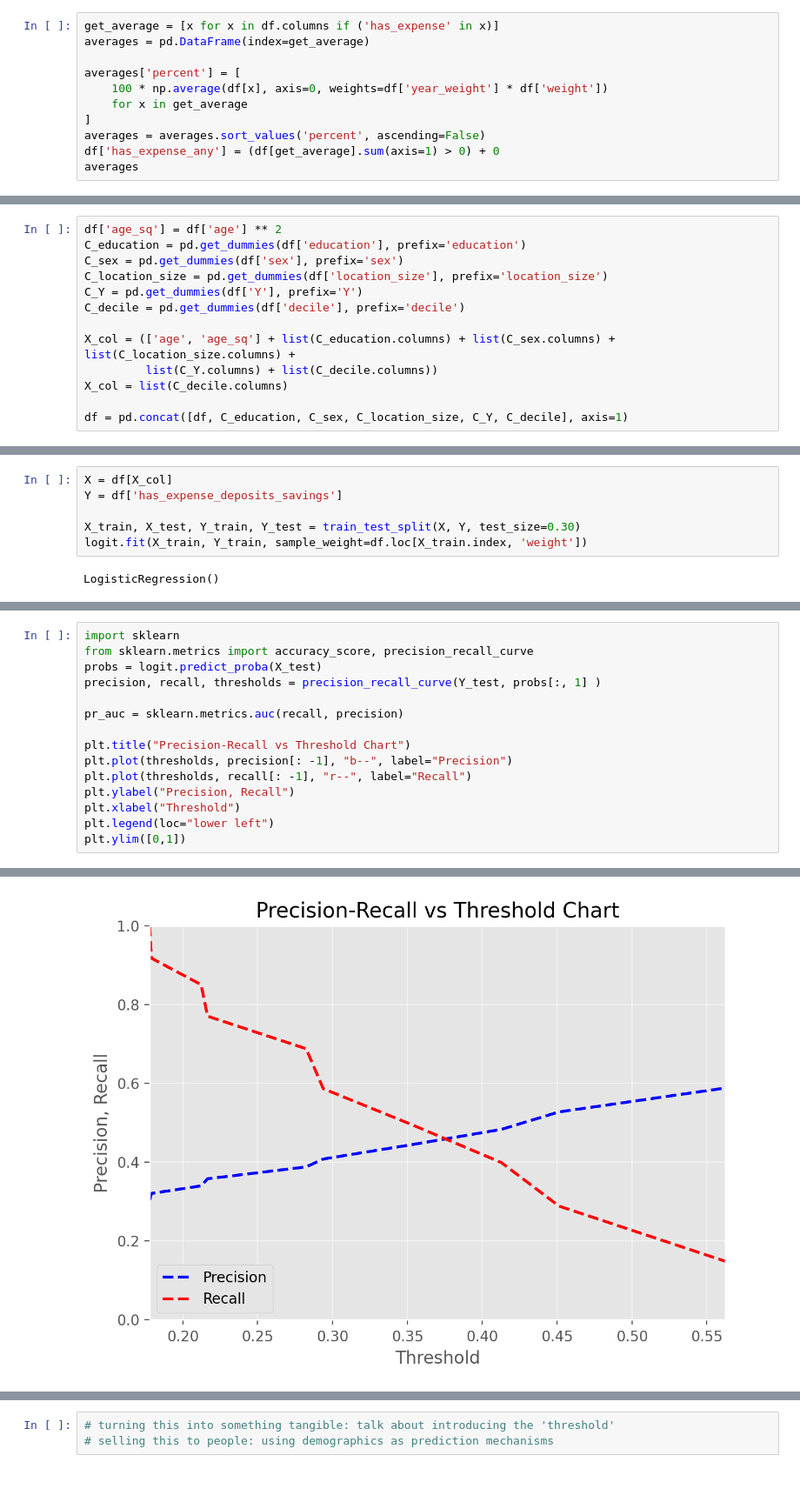
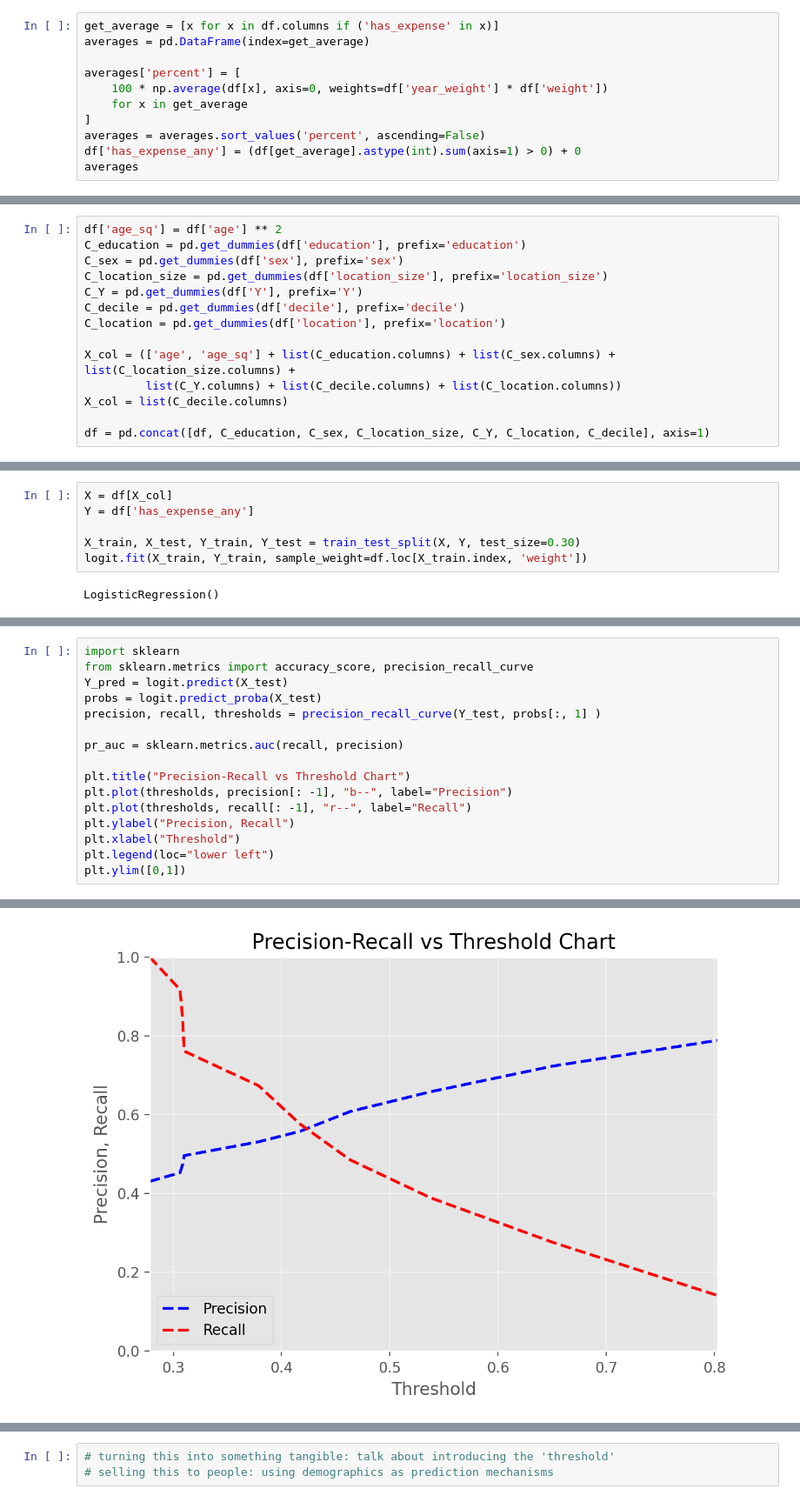
Before and after one commit to mjv2146/household-consumption, a Jupyter notebook: codenew/03_financial_markets.ipynb, the cells around one changed output, grey strips where cells are left out. Shown at 87% size. Cells and saved outputs as stored; diff of their text form.

```diff
--- a/codenew/03_financial_markets.ipynb
+++ b/codenew/03_financial_markets.ipynb
@@ -107,7 +143,7 @@ averages['percent'] = [
     for x in get_average
 ]
 averages = averages.sort_values('percent', ascending=False)
-df['has_expense_any'] = (df[get_average].sum(axis=1) > 0) + 0
+df['has_expense_any'] = (df[get_average].astype(int).sum(axis=1) > 0) + 0
 averages
 # %% [output]
 |  | percent |
@@ -344,12 +408,13 @@ C_sex = pd.get_dummies(df['sex'], prefix='sex')
 C_location_size = pd.get_dummies(df['location_size'], prefix='location_size')
 C_Y = pd.get_dummies(df['Y'], prefix='Y')
 C_decile = pd.get_dummies(df['decile'], prefix='decile')
+C_location = pd.get_dummies(df['location'], prefix='location')
 
 X_col = (['age', 'age_sq'] + list(C_education.columns) + list(C_sex.columns) + list(C_location_size.columns) +
-         list(C_Y.columns) + list(C_decile.columns))
+         list(C_Y.columns) + list(C_decile.columns) + list(C_location.columns))
 X_col = list(C_decile.columns)
 
-df = pd.concat([df, C_education, C_sex, C_location_size, C_Y, C_decile], axis=1)
+df = pd.concat([df, C_education, C_sex, C_location_size, C_Y, C_location, C_decile], axis=1)
 # %%
 from sklearn.model_selection import train_test_split
 from sklearn.linear_model import LogisticRegression
@@ -357,7 +422,7 @@ from sklearn.linear_model import LogisticRegression
 logit = LogisticRegression()
 # %%
 X = df[X_col]
-Y = df['has_expense_deposits_savings']
+Y = df['has_expense_any']
 
 X_train, X_test, Y_train, Y_test = train_test_split(X, Y, test_size=0.30)
 logit.fit(X_train, Y_train, sample_weight=df.loc[X_train.index, 'weight'])
@@ -381,18 +441,19 @@ sns.countplot(df, x='decile', hue='has_expense_any', stat='percent')
 # %%
 import sklearn
 from sklearn.metrics import accuracy_score, precision_recall_curve
+Y_pred = logit.predict(X_test)
 probs = logit.predict_proba(X_test)
 precision, recall, thresholds = precision_recall_curve(Y_test, probs[:, 1] )
 
 pr_auc = sklearn.metrics.auc(recall, precision)
 
 plt.title("Precision-Recall vs Threshold Chart")
 plt.plot(thresholds, precision[: -1], "b--", label="Precision")
 plt.plot(thresholds, recall[: -1], "r--", label="Recall")
 plt.ylabel("Precision, Recall")
 plt.xlabel("Threshold")
 plt.legend(loc="lower left")
 plt.ylim([0,1])
 # %% [output]
 (0.0, 1.0)
-[figure, old version]
+[figure, new version]
```
Also changed, not shown: parts of 24 cells of this notebook, 8 other files.
